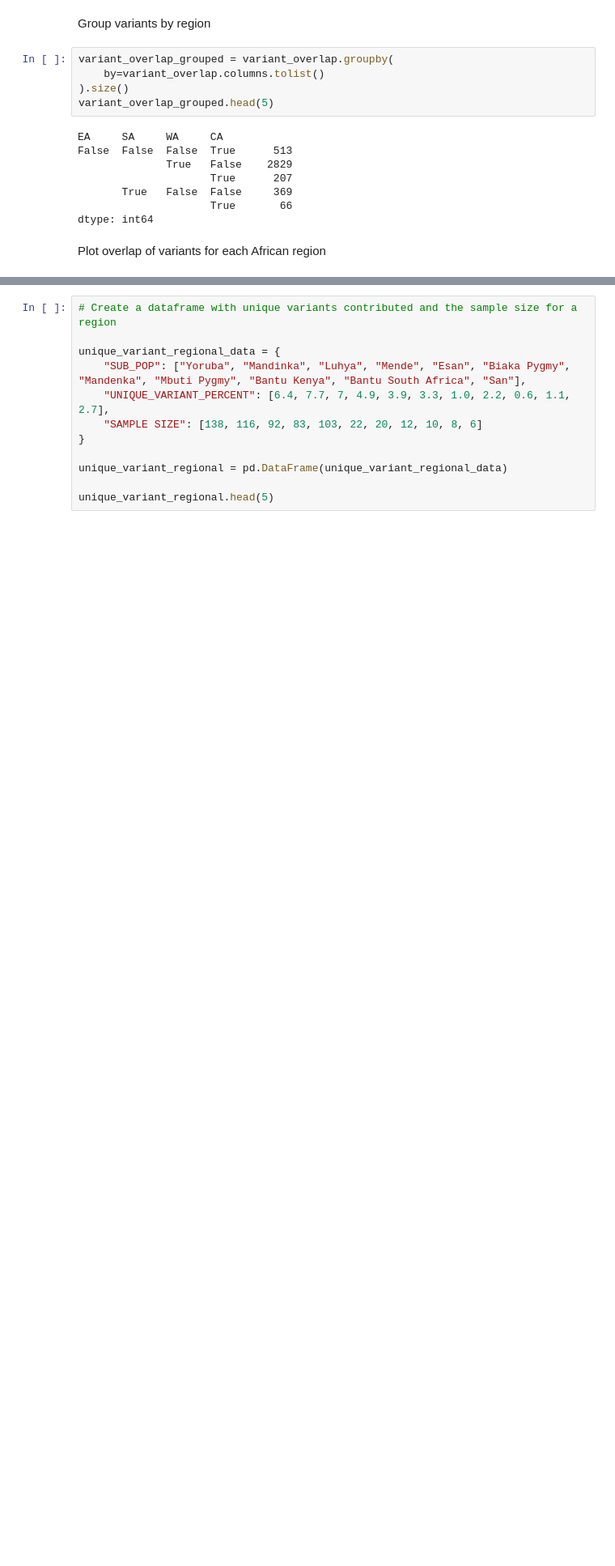
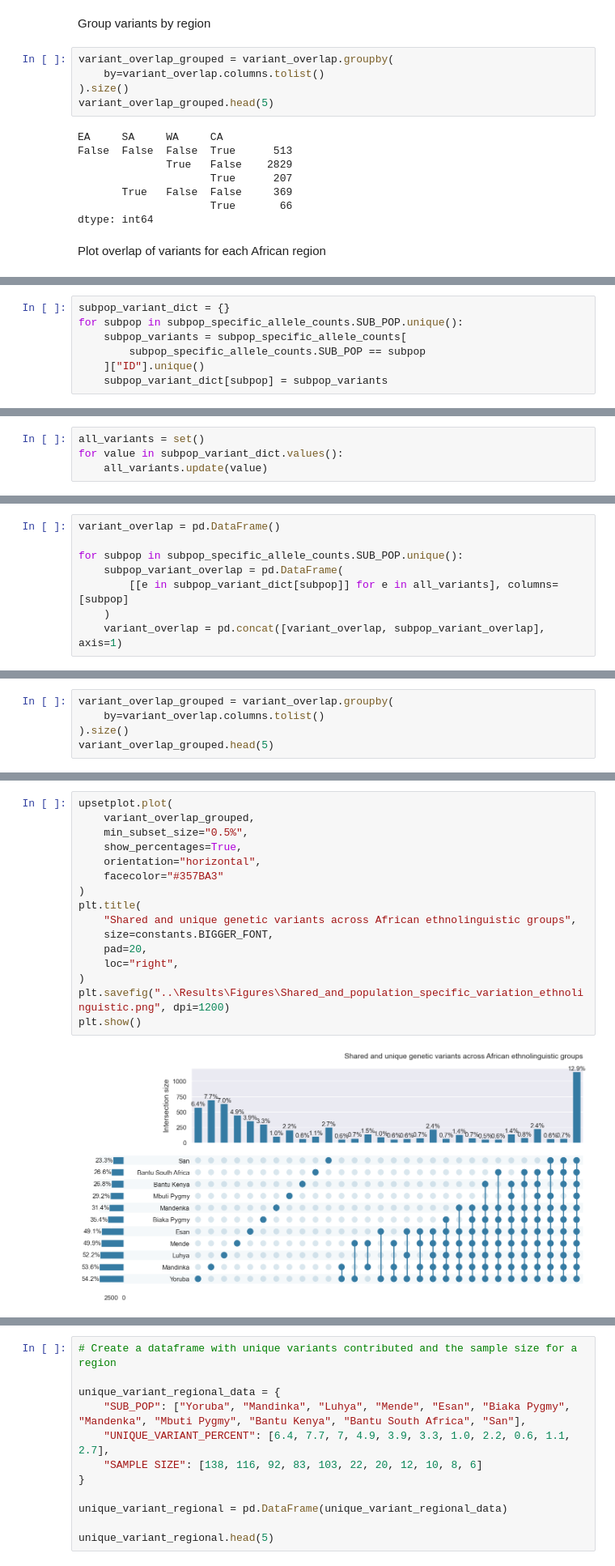
Before and after one commit to MeganHolborn/Genetic_data_analysis, a Jupyter notebook: Notebooks/Analysis_and_Visualisation/2-Shared_and_population_specific_variation.ipynb, the cells around one changed output, grey strips where cells are left out. Shown at 81% size. Cells and saved outputs as stored; diff of their text form; blank space fills up the shorter version.

```diff
--- a/Notebooks/Analysis_and_Visualisation/2-Shared_and_population_specific_variation.ipynb
+++ b/Notebooks/Analysis_and_Visualisation/2-Shared_and_population_specific_variation.ipynb
@@ -424,0 +443,7 @@ Western African populations contributed the most  unique variants (32.1%) to the
+# %%
+subpop_variant_dict = {}
+for subpop in subpop_specific_allele_counts.SUB_POP.unique():
+    subpop_variants = subpop_specific_allele_counts[
+        subpop_specific_allele_counts.SUB_POP == subpop
+    ]["ID"].unique()
+    subpop_variant_dict[subpop] = subpop_variants
@@ -424,0 +452,4 @@ Western African populations contributed the most  unique variants (32.1%) to the
+# %%
+all_variants = set()
+for value in subpop_variant_dict.values():
+    all_variants.update(value)
@@ -424,0 +458,8 @@ Western African populations contributed the most  unique variants (32.1%) to the
+# %%
+variant_overlap = pd.DataFrame()
+
+for subpop in subpop_specific_allele_counts.SUB_POP.unique():
+    subpop_variant_overlap = pd.DataFrame(
+        [[e in subpop_variant_dict[subpop]] for e in all_variants], columns=[subpop]
+    )
+    variant_overlap = pd.concat([variant_overlap, subpop_variant_overlap], axis=1)
@@ -424,0 +468,5 @@ Western African populations contributed the most  unique variants (32.1%) to the
+# %%
+variant_overlap_grouped = variant_overlap.groupby(
+    by=variant_overlap.columns.tolist()
+).size()
+variant_overlap_grouped.head(5)
@@ -424,0 +483,18 @@ Western African populations contributed the most  unique variants (32.1%) to the
+# %%
+upsetplot.plot(
+    variant_overlap_grouped,
+    min_subset_size="0.5%",
+    show_percentages=True,
+    orientation="horizontal",
+    facecolor="#357BA3"
+)
+plt.title(
+    "Shared and unique genetic variants across African ethnolinguistic groups",
+    size=constants.BIGGER_FONT,
+    pad=20,
+    loc="right",
+)
+plt.savefig("..\Results\Figures\Shared_and_population_specific_variation_ethnolinguistic.png", dpi=1200)
+plt.show()
+# %% [output]
+[figure, added]
```
Also changed, not shown: parts of 15 cells of this notebook, 5 other files.
